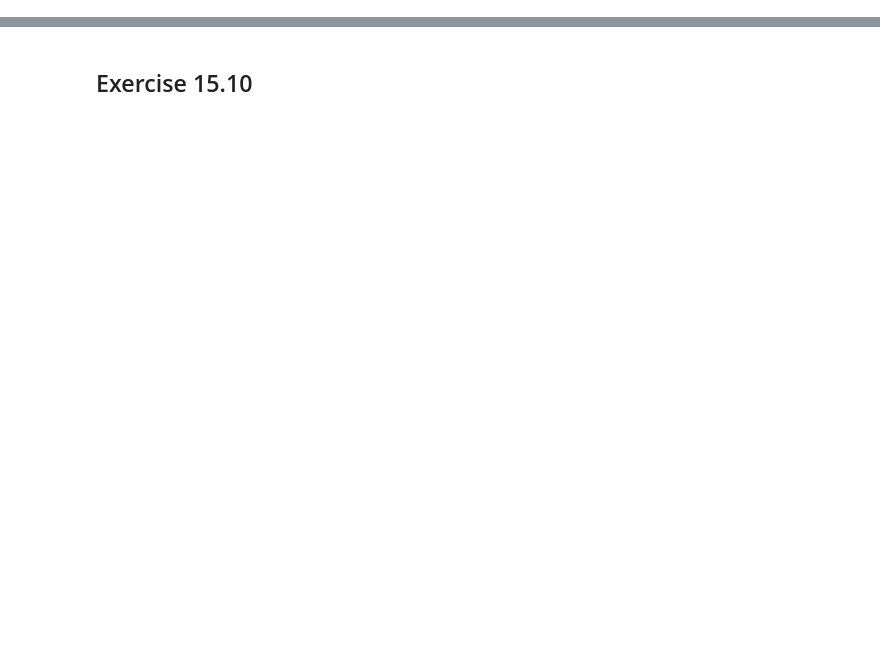
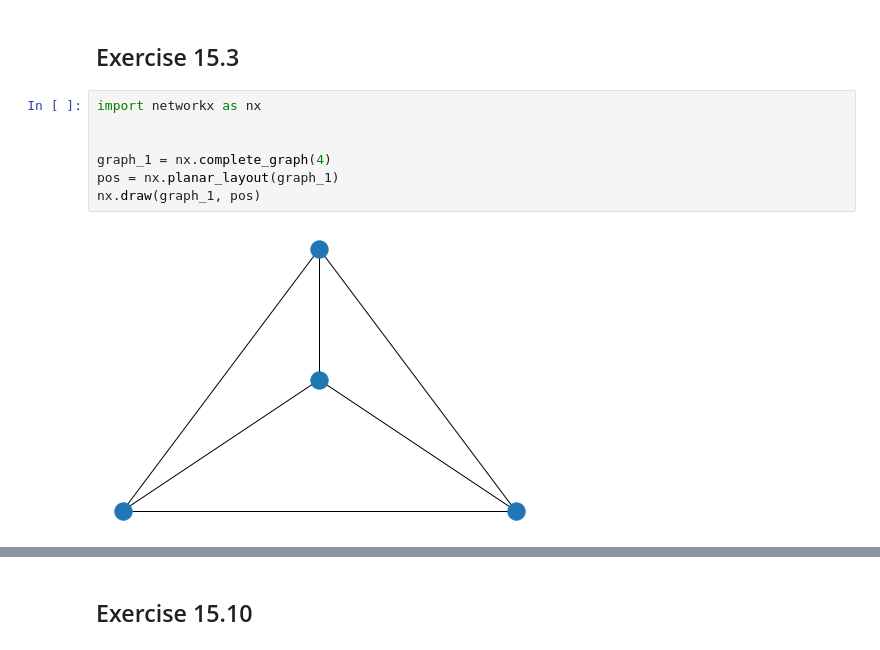
Before and after one commit to Munchic/systems-biology-tutorial, a Jupyter notebook: wk3.ipynb, the cells around one changed output, grey strips where cells are left out. Cells and saved outputs as stored; diff of their text form; blank space fills up the shorter version.

```diff
--- a/wk3.ipynb
+++ b/wk3.ipynb
@@ -0,0 +1,11 @@
+# %% [markdown]
+## Exercise 15.3
+# %%
+import networkx as nx
+
+
+graph_1 = nx.complete_graph(4)
+pos = nx.planar_layout(graph_1)
+nx.draw(graph_1, pos)
+# %% [output]
+[figure, added]
```
Also changed, not shown: parts of 8 cells of this notebook, 2 other files.
